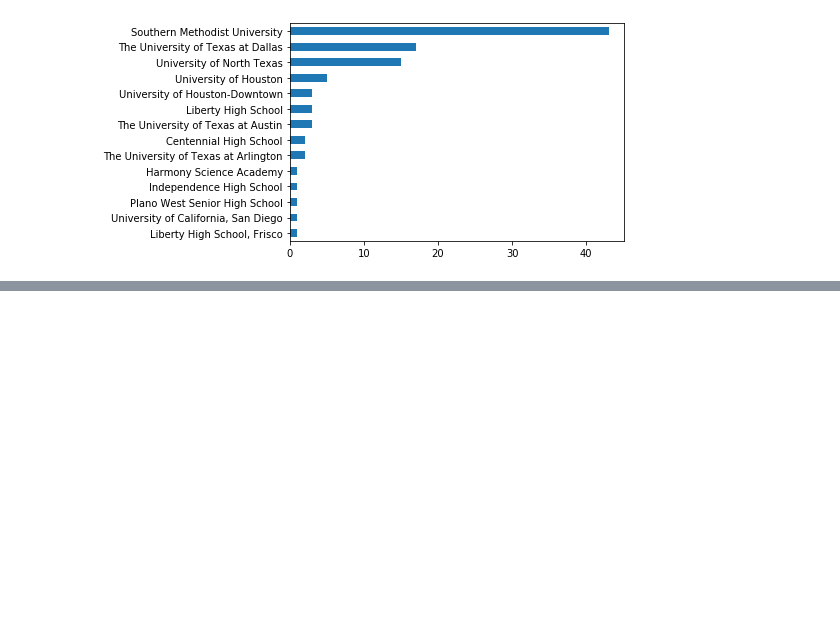
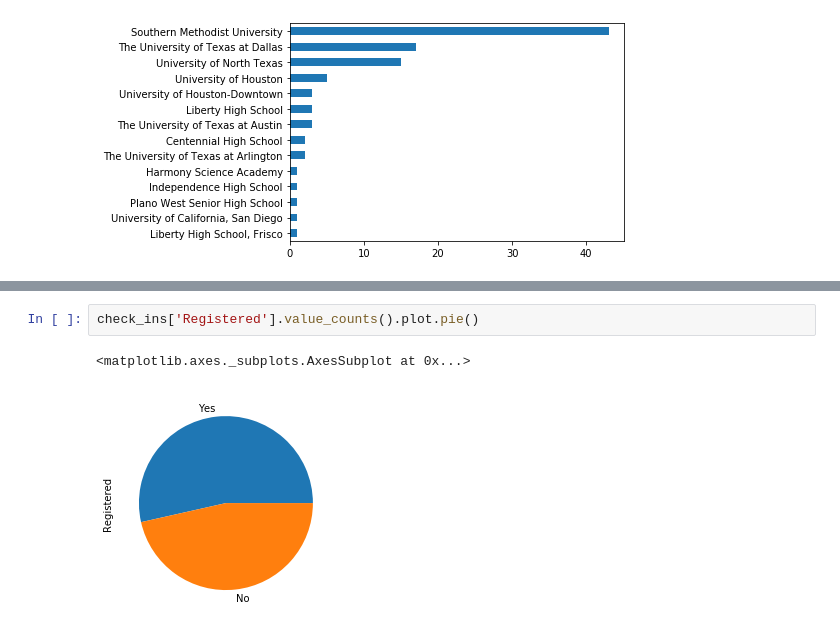
Before and after one commit to n-wes/Data-Visualization-with-Python, a Jupyter notebook: hackSMU/hackSMUII/registration_checkin_analysis.ipynb, the cells around one changed output, grey strips where cells are left out. Drawn from its saved outputs; the diff is of its cells as text; blank space fills up the shorter version.

```diff
--- a/hackSMU/hackSMUII/registration_checkin_analysis.ipynb
+++ b/hackSMU/hackSMUII/registration_checkin_analysis.ipynb
@@ -64,0 +85,5 @@ registrations['School'].value_counts(ascending=True).plot.barh()
+# %%
+check_ins['Registered'].value_counts().plot.pie()
+# %% [output]
+<matplotlib.axes._subplots.AxesSubplot at 0x...>
+[figure, added]
```
Also changed, not shown: parts of 4 cells of this notebook, 3 other files.
